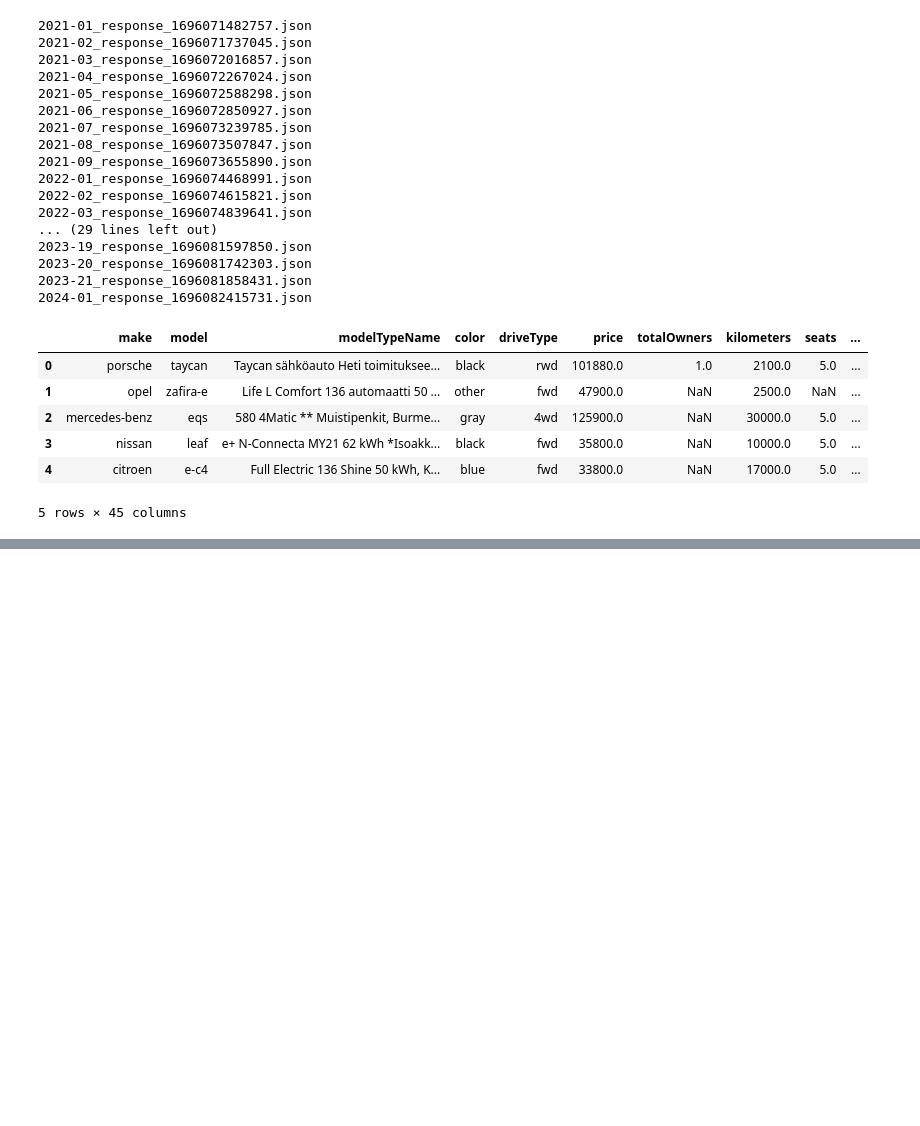
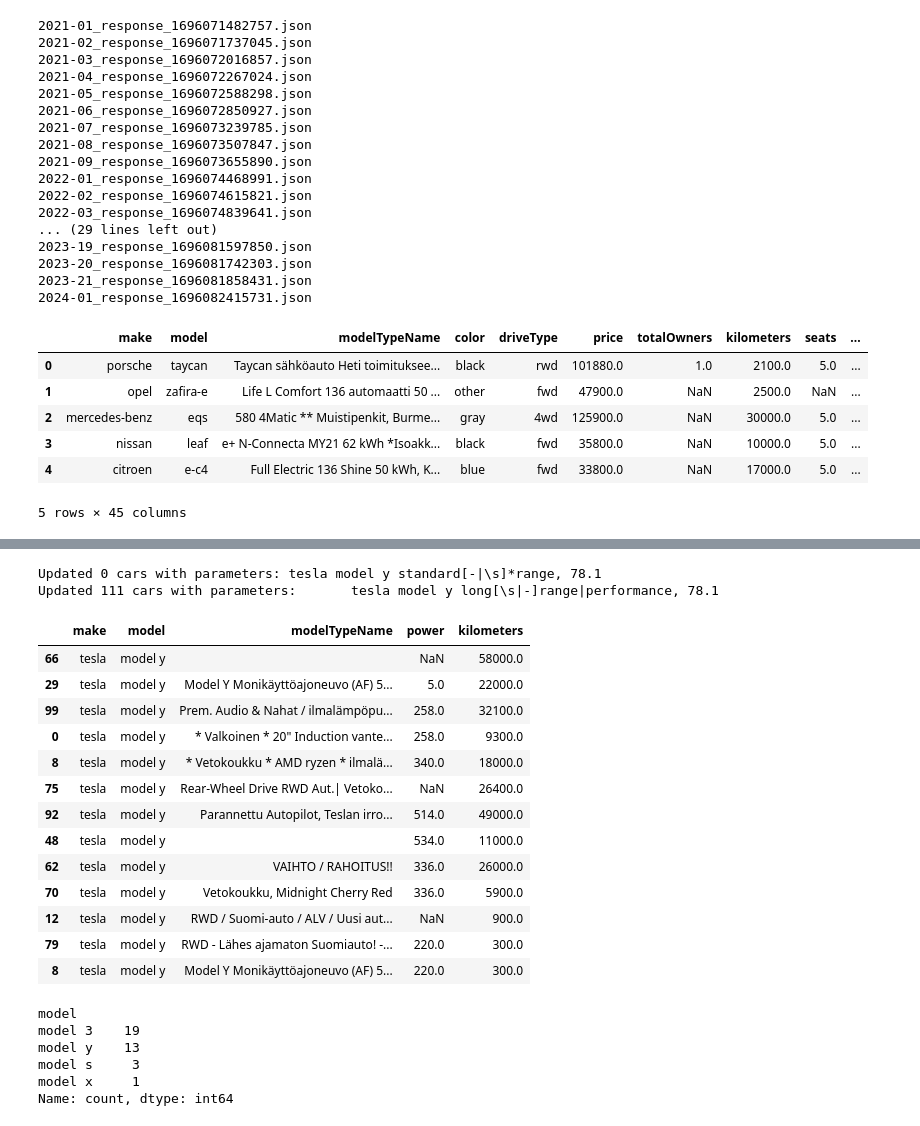
Before and after one commit to jatufin/importEVorNot, a Jupyter notebook: nettiauto/nettiauto_dataset_parsing.ipynb, the cells around one changed output, grey strips where cells are left out. Cells and saved outputs as stored; diff of their text form; code cells hidden in the pictures; blank space fills up the shorter version.

```diff
--- a/nettiauto/nettiauto_dataset_parsing.ipynb
+++ b/nettiauto/nettiauto_dataset_parsing.ipynb
@@ -344,3 +504,33 @@ Name: count, dtype: int64
+# %%
+update_capacity(df, "tesla", "model y", 78.1, "standard[-|\s]*range")
+update_capacity(df, "tesla", "model y", 78.1, "long[\s|-]range|performance")
+get_missing_df(df, "tesla", "model y")
+# %% [output]
+Updated 0 cars with parameters: tesla model y standard[-|\s]*range, 78.1
+Updated 111 cars with parameters:       tesla model y long[\s|-]range|performance, 78.1
+|  | make | model | modelTypeName | power | kilometers |
+| 66 | tesla | model y |  | NaN | 58000.0 |
+| 29 | tesla | model y | Model Y Monikäyttöajoneuvo (AF) 5... | 5.0 | 22000.0 |
+| 99 | tesla | model y | Prem. Audio & Nahat / ilmalämpöpu... | 258.0 | 32100.0 |
+| 0 | tesla | model y | * Valkoinen * 20" Induction vante... | 258.0 | 9300.0 |
+| 8 | tesla | model y | * Vetokoukku * AMD ryzen * ilmalä... | 340.0 | 18000.0 |
+| 75 | tesla | model y | Rear-Wheel Drive RWD Aut.| Vetoko... | NaN | 26400.0 |
+| 92 | tesla | model y | Parannettu Autopilot, Teslan irro... | 514.0 | 49000.0 |
+| 48 | tesla | model y |  | 534.0 | 11000.0 |
+| 62 | tesla | model y | VAIHTO / RAHOITUS!! | 336.0 | 26000.0 |
+| 70 | tesla | model y | Vetokoukku, Midnight Cherry Red | 336.0 | 5900.0 |
+| 12 | tesla | model y | RWD / Suomi-auto / ALV / Uusi aut... | NaN | 900.0 |
+| 79 | tesla | model y | RWD - Lähes ajamaton Suomiauto! -... | 220.0 | 300.0 |
+| 8 | tesla | model y | Model Y Monikäyttöajoneuvo (AF) 5... | 220.0 | 300.0 |
+# %%
+print_missing_for_make(df, 'tesla')
+# %% [output]
+model
+model 3    19
+model y    13
+model s     3
+model x     1
+Name: count, dtype: int64
 # %%
 no_battery_df = df[df['batteryCapacity'] == 0]
 no_battery_df['make'].value_counts()
```
Also changed, not shown: parts of 27 cells of this notebook.
